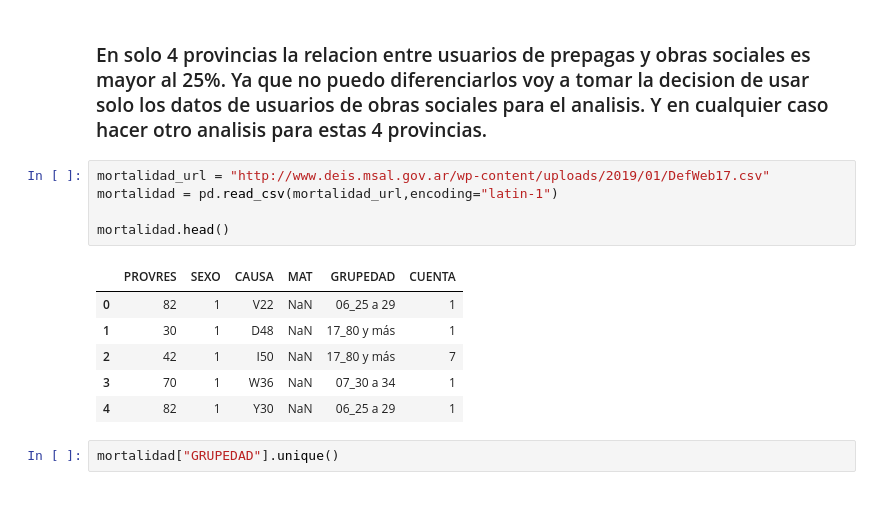
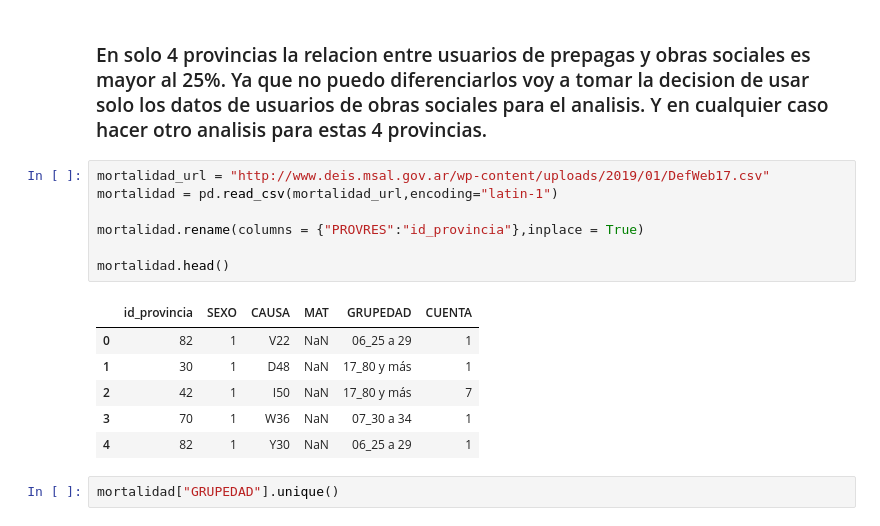
Before and after one commit to StarmasterArg/Salud-Argentina, a Jupyter notebook: Obras sociales.ipynb, the cells around one changed output. Saved outputs shown, nothing was run; the diff lists cells and outputs as text.

```diff
--- a/Obras sociales.ipynb
+++ b/Obras sociales.ipynb
@@ -345,10 +345,12 @@ Name: rel_prepagas_obras_soc, dtype: float64
 # %%
 mortalidad_url = "http://www.deis.msal.gov.ar/wp-content/uploads/2019/01/DefWeb17.csv"
 mortalidad = pd.read_csv(mortalidad_url,encoding="latin-1")
 
+mortalidad.rename(columns = {"PROVRES":"id_provincia"},inplace = True)
+
 mortalidad.head()
 # %% [output]
-|  | PROVRES | SEXO | CAUSA | MAT | GRUPEDAD | CUENTA |
+|  | id_provincia | SEXO | CAUSA | MAT | GRUPEDAD | CUENTA |
 | 0 | 82 | 1 | V22 | NaN | 06_25 a 29 | 1 |
 | 1 | 30 | 1 | D48 | NaN | 17_80 y más | 1 |
 | 2 | 42 | 1 | I50 | NaN | 17_80 y más | 7 |
```
Also changed, not shown: parts of 5 cells of this notebook.
